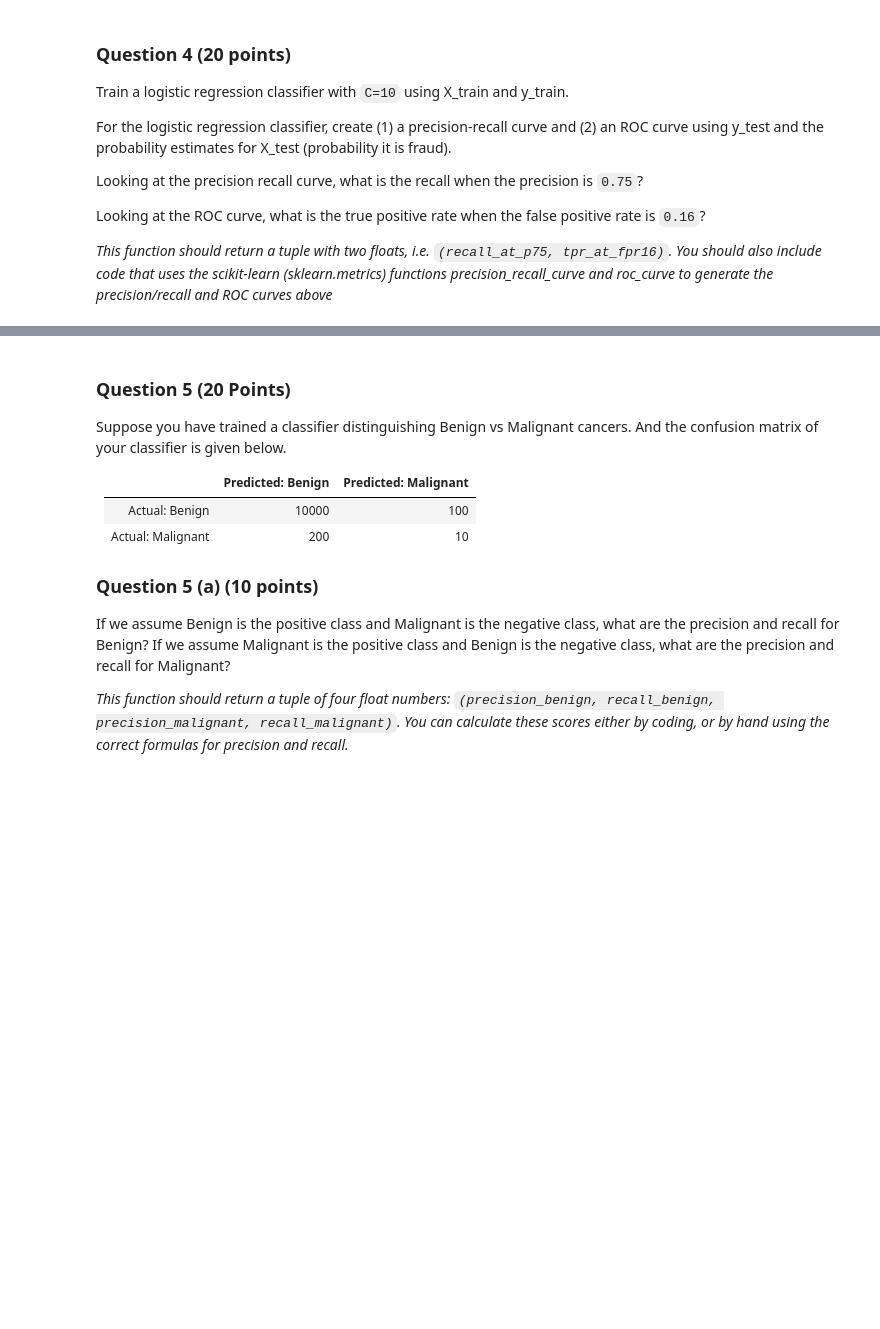
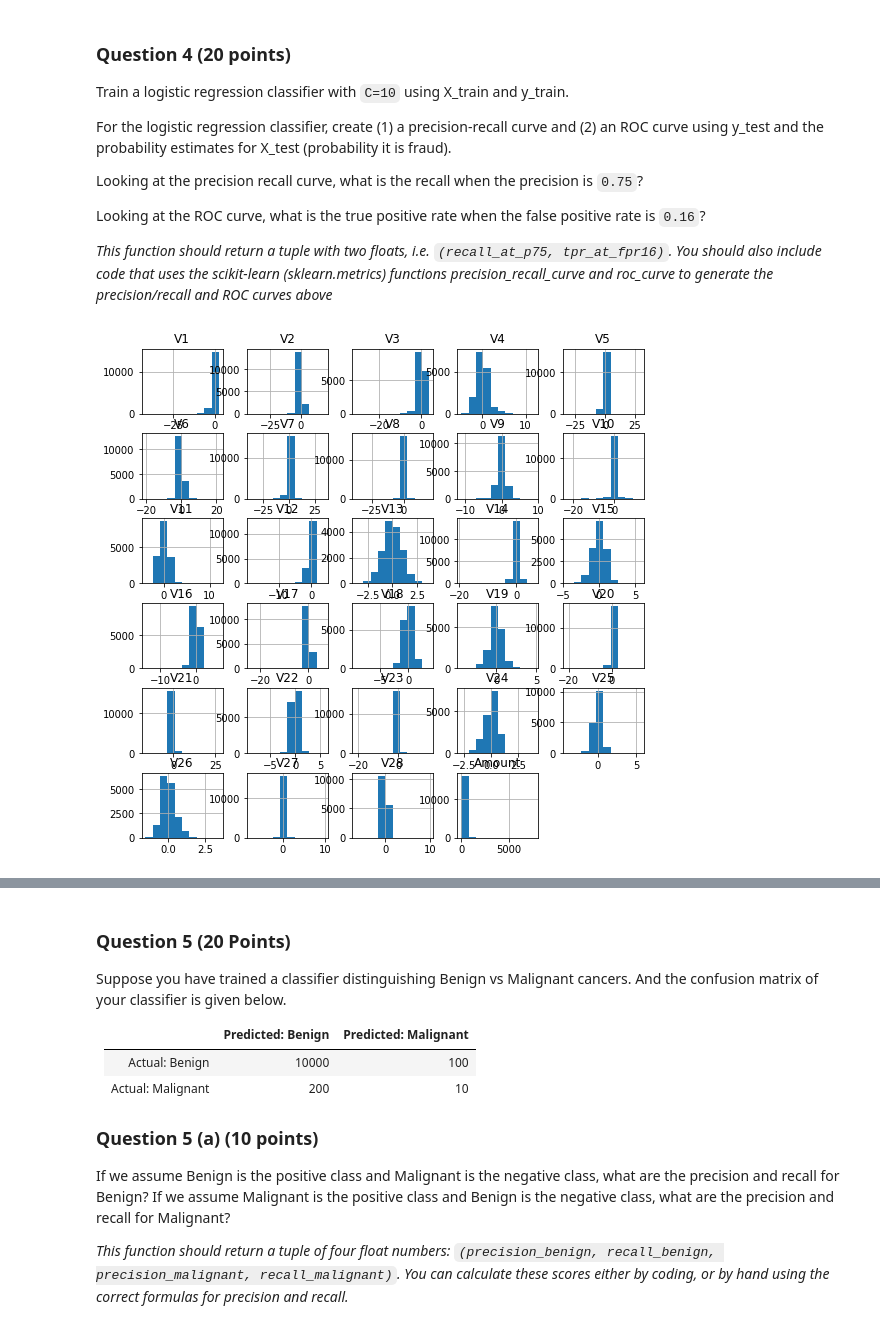
Before and after one commit to SidraEffendi/Applied_Machine_Learning, a Jupyter notebook: Homework 3/si670f22_hw_3.ipynb, the cells around one changed output, grey strips where cells are left out. Drawn from its saved outputs; the diff is of its cells as text; code cells hidden in the pictures; blank space fills up the shorter version.

```diff
--- a/Homework 3/si670f22_hw_3.ipynb
+++ b/Homework 3/si670f22_hw_3.ipynb
@@ -126,0 +191,4 @@ def answer_four():
+# %%
+X_train.hist(figsize=(9,9));
+# %% [output]
+[figure, added]
```
Also changed, not shown: parts of 16 cells of this notebook, 1 other file.
